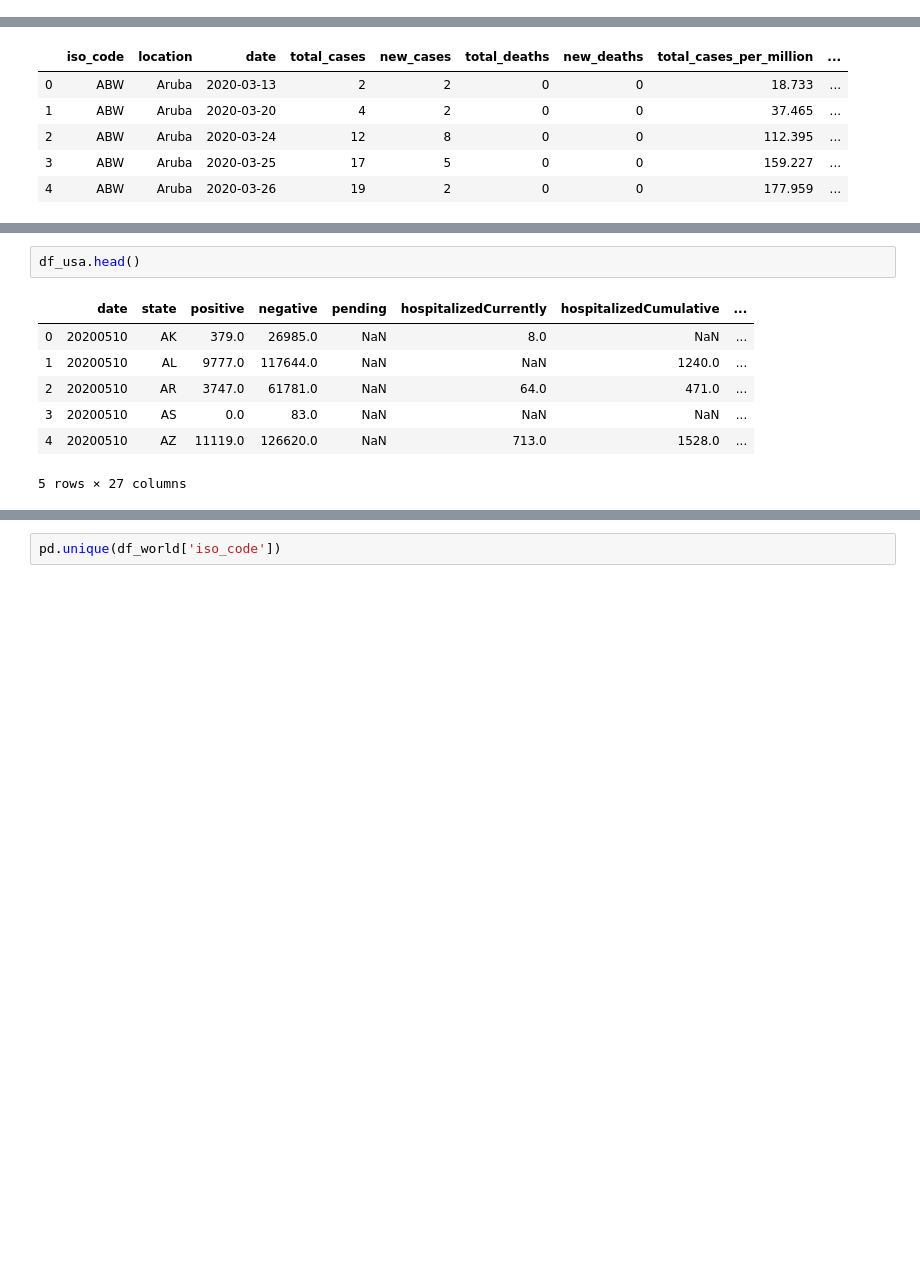
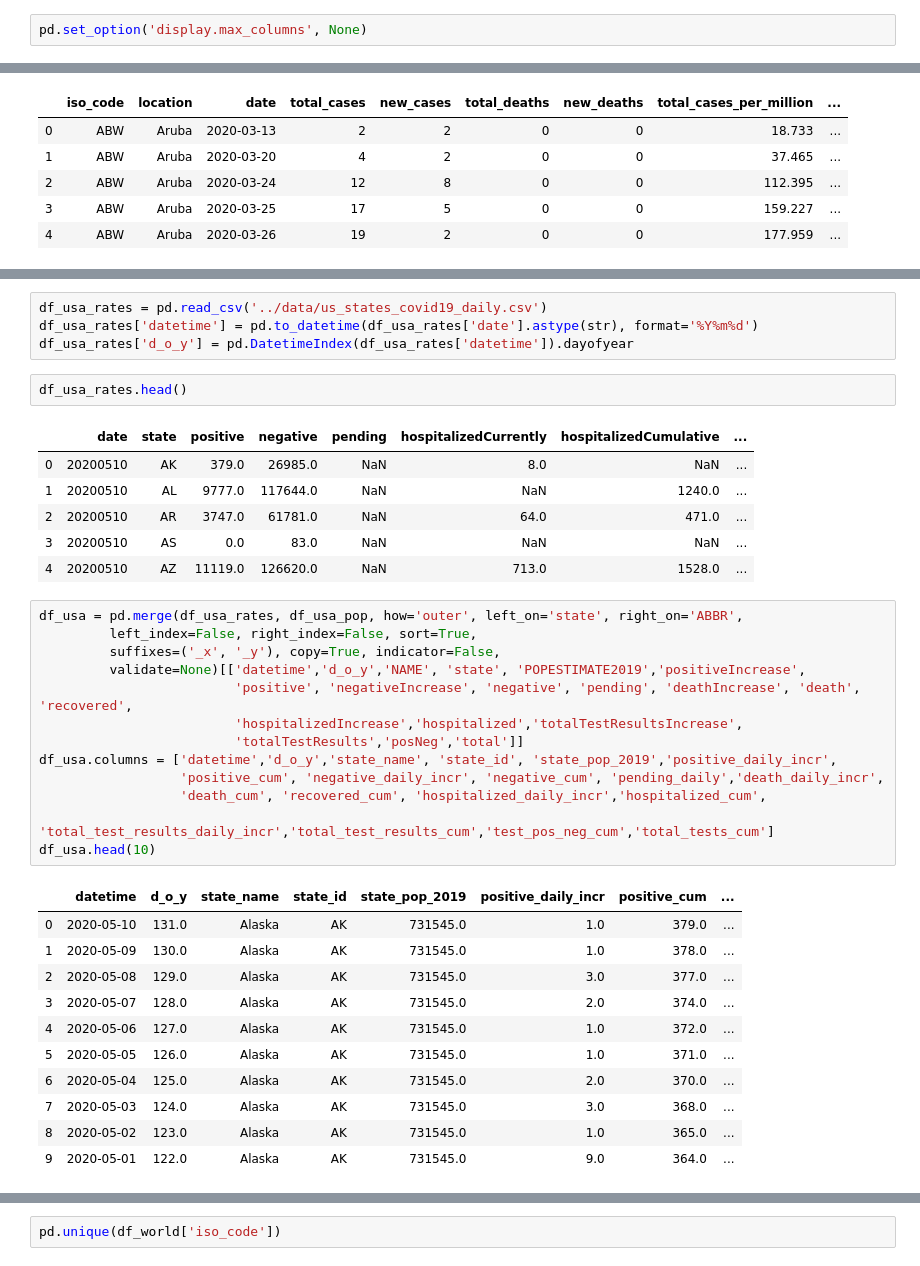
Before and after one commit to AsaKientz/covid-forecasting, a Jupyter notebook: notebooks/covid-forecasting-code-testing.ipynb, the cells around one changed output, grey strips where cells are left out. Cells and saved outputs as stored; diff of their text form; blank space fills up the shorter version.

```diff
--- a/notebooks/covid-forecasting-code-testing.ipynb
+++ b/notebooks/covid-forecasting-code-testing.ipynb
@@ -9,3 +13,5 @@ import statsmodels.api as sm
 plt.style.use('ggplot')
 font_size = 16
 plt.rcParams.update({'font.size': font_size})
+# %%
+pd.set_option('display.max_columns', None)
@@ -45,5 +52,9 @@ df_usa = pd.read_csv('../data/us_states_covid19_daily.csv')
+# %%
+df_usa_rates = pd.read_csv('../data/us_states_covid19_daily.csv')
+df_usa_rates['datetime'] = pd.to_datetime(df_usa_rates['date'].astype(str), format='%Y%m%d')
+df_usa_rates['d_o_y'] = pd.DatetimeIndex(df_usa_rates['datetime']).dayofyear
 # %%
-df_usa.head()
+df_usa_rates.head()
 # %% [output]
 |  | date | state | positive | negative | pending | hospitalizedCurrently | hospitalizedCumulative | ... |
 | 0 | 20200510 | AK | 379.0 | 26985.0 | NaN | 8.0 | NaN | ... |
@@ -51,4 +62,28 @@ df_usa.head()
 | 2 | 20200510 | AR | 3747.0 | 61781.0 | NaN | 64.0 | 471.0 | ... |
 | 3 | 20200510 | AS | 0.0 | 83.0 | NaN | NaN | NaN | ... |
 | 4 | 20200510 | AZ | 11119.0 | 126620.0 | NaN | 713.0 | 1528.0 | ... |
-5 rows × 27 columns
+# %%
+df_usa = pd.merge(df_usa_rates, df_usa_pop, how='outer', left_on='state', right_on='ABBR',
+         left_index=False, right_index=False, sort=True,
+         suffixes=('_x', '_y'), copy=True, indicator=False,
+         validate=None)[['datetime','d_o_y','NAME', 'state', 'POPESTIMATE2019','positiveIncrease',
+                         'positive', 'negativeIncrease', 'negative', 'pending', 'deathIncrease', 'death', 'recovered',
+                         'hospitalizedIncrease','hospitalized','totalTestResultsIncrease',
+                         'totalTestResults','posNeg','total']]
+df_usa.columns = ['datetime','d_o_y','state_name', 'state_id', 'state_pop_2019','positive_daily_incr',
+                  'positive_cum', 'negative_daily_incr', 'negative_cum', 'pending_daily','death_daily_incr',
+                  'death_cum', 'recovered_cum', 'hospitalized_daily_incr','hospitalized_cum',
+                  'total_test_results_daily_incr','total_test_results_cum','test_pos_neg_cum','total_tests_cum']
+df_usa.head(10)
+# %% [output]
+|  | datetime | d_o_y | state_name | state_id | state_pop_2019 | positive_daily_incr | positive_cum | ... |
+| 0 | 2020-05-10 | 131.0 | Alaska | AK | 731545.0 | 1.0 | 379.0 | ... |
+| 1 | 2020-05-09 | 130.0 | Alaska | AK | 731545.0 | 1.0 | 378.0 | ... |
+| 2 | 2020-05-08 | 129.0 | Alaska | AK | 731545.0 | 3.0 | 377.0 | ... |
+| 3 | 2020-05-07 | 128.0 | Alaska | AK | 731545.0 | 2.0 | 374.0 | ... |
+| 4 | 2020-05-06 | 127.0 | Alaska | AK | 731545.0 | 1.0 | 372.0 | ... |
+| 5 | 2020-05-05 | 126.0 | Alaska | AK | 731545.0 | 1.0 | 371.0 | ... |
+| 6 | 2020-05-04 | 125.0 | Alaska | AK | 731545.0 | 2.0 | 370.0 | ... |
+| 7 | 2020-05-03 | 124.0 | Alaska | AK | 731545.0 | 3.0 | 368.0 | ... |
+| 8 | 2020-05-02 | 123.0 | Alaska | AK | 731545.0 | 1.0 | 365.0 | ... |
+| 9 | 2020-05-01 | 122.0 | Alaska | AK | 731545.0 | 9.0 | 364.0 | ... |
```
Also changed, not shown: parts of 11 cells of this notebook, 1 other file.
